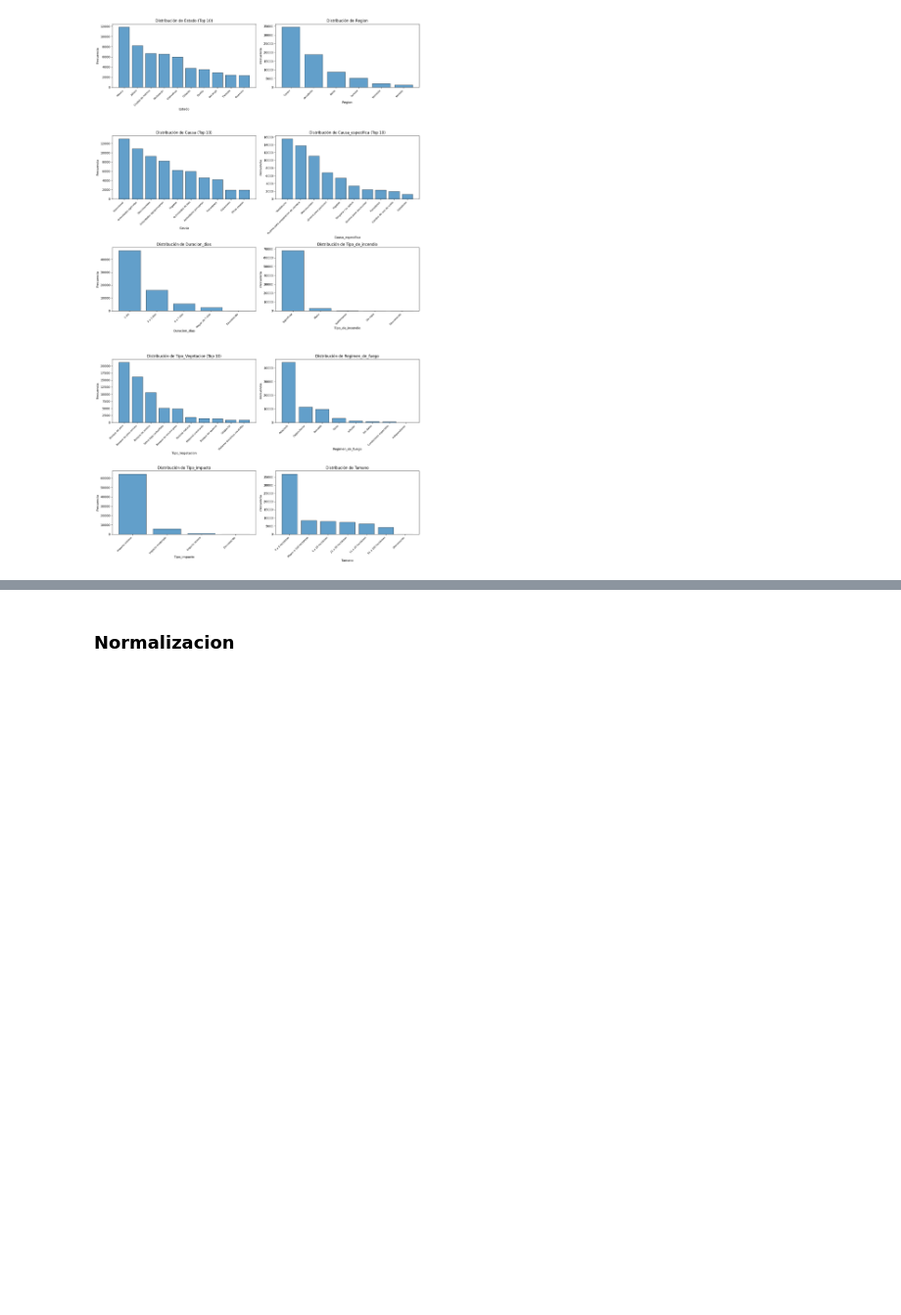
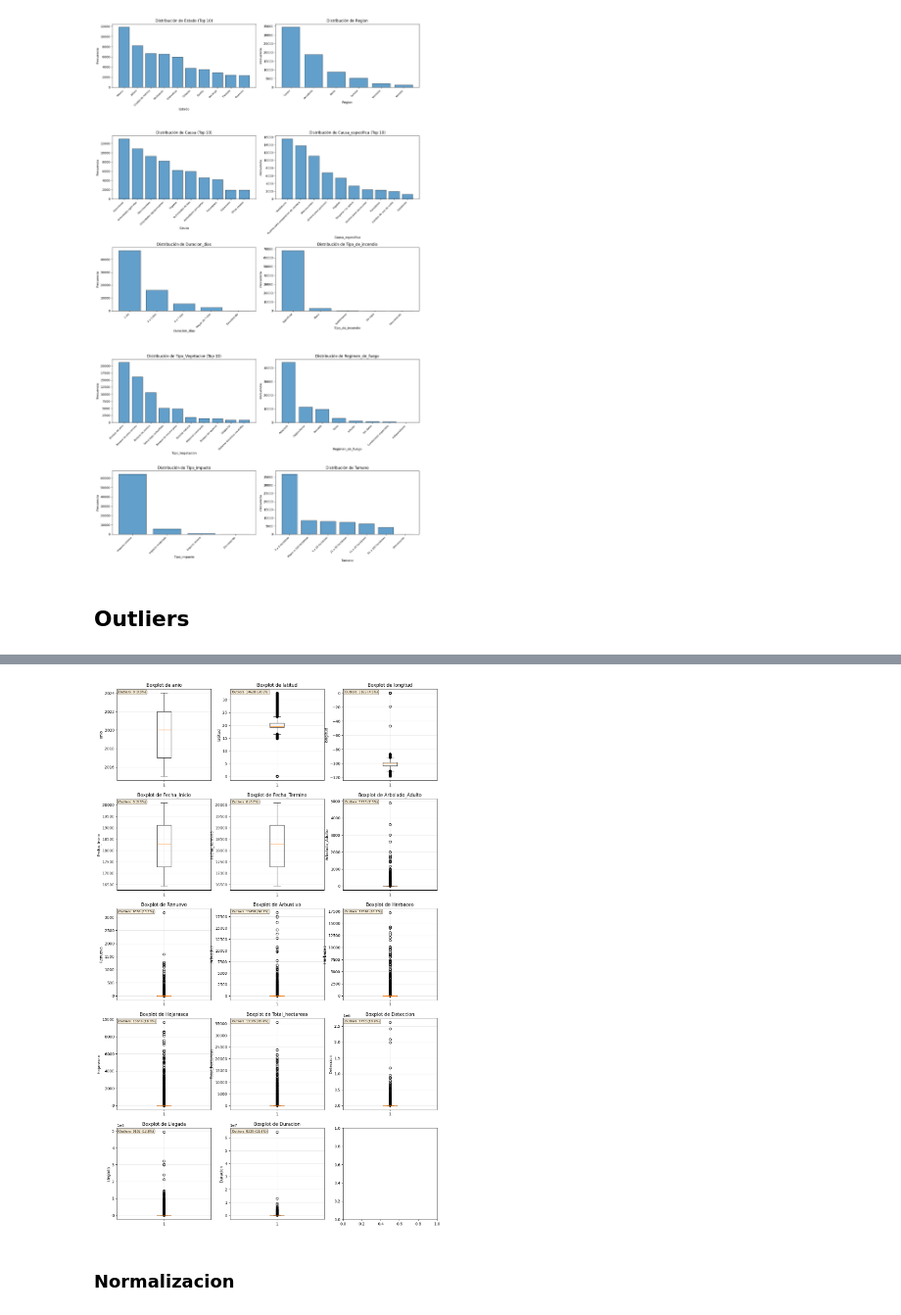
Before and after one commit to Pinedah/ESCOM_data-analysis-proyecto, a Jupyter notebook: EDA.ipynb, the cells around one changed output, grey strips where cells are left out. Shown at 98% size. Saved outputs shown, nothing was run; the diff lists cells and outputs as text; code cells hidden in the pictures; blank space fills up the shorter version.

```diff
--- a/EDA.ipynb
+++ b/EDA.ipynb
@@ -323,3 +323,79 @@ def plot_categorical_distributions(df, save_individual=True, max_categories=10):
 plot_categorical_distributions(dataset_sinfn_clean[['Estado', 'Region', 'Causa', 'Causa_especifica', 'Duracion_dias', 'Tipo_de_incendio', 'Tipo_Vegetacion', 'Regimen_de_fuego', 'Tipo_impacto', 'Tamano']])
 # %% [output]
 [figure]
+# %% [markdown]
+## Outliers
+# %%
+# Análisis de Outliers usando el método IQR (Rango Intercuartílico)
+import matplotlib.pyplot as plt
+import seaborn as sns
+
+# Seleccionar solo columnas numéricas
+numeric_cols = dataset_sinfn_clean.select_dtypes(include=['int64', 'float64']).columns
+
+print("=" * 80)
+print("ANÁLISIS DE OUTLIERS POR COLUMNA (Método IQR)")
+print("=" * 80)
+
+# Diccionario para almacenar información de outliers
+outliers_info = {}
+
+for col in numeric_cols:
+    # Calcular Q1, Q3 e IQR
+    Q1 = dataset_sinfn_clean[col].quantile(0.25)
+    Q3 = dataset_sinfn_clean[col].quantile(0.75)
+    IQR = Q3 - Q1
+
+    # Calcular límites
+    lower_bound = Q1 - 1.5 * IQR
+    upper_bound = Q3 + 1.5 * IQR
+
+    # Identificar outliers
+    outliers = dataset_sinfn_clean[(dataset_sinfn_clean[col] < lower_bound) |
+                                    (dataset_sinfn_clean[col] > upper_bound)]
+
+    # Calcular porcentaje de outliers
+    outlier_percentage = (len(outliers) / len(dataset_sinfn_clean)) * 100
+
+    # Guardar información
+    outliers_info[col] = {
+        'Q1': Q1,
+        'Q3': Q3,
+        'IQR': IQR,
+        'lower_bound': lower_bound,
+        'upper_bound': upper_bound,
+        'n_outliers': len(outliers),
+        'percentage': outlier_percentage
+    }
+
+    # Imprimir información
+    print(f"\n{col}:")
+    print(f"  Q1: {Q1:.2f}")
+    print(f"  Q3: {Q3:.2f}")
+    print(f"  IQR: {IQR:.2f}")
+    print(f"  Límite inferior: {lower_bound:.2f}")
+    print(f"  Límite superior: {upper_bound:.2f}")
+    print(f"  Número de outliers: {len(outliers)} ({outlier_percentage:.2f}%)")
+
+# Crear visualización: Boxplots para todas las columnas numéricas
+n_cols = 3
+n_rows = (len(numeric_cols) + n_cols - 1) // n_cols
+
+fig, axes = plt.subplots(n_rows, n_cols, figsize=(15, 5*n_rows))
+axes = axes.flatten() if n_rows > 1 else [axes] if n_cols == 1 else axes
+
+for idx, col in enumerate(numeric_cols):
+    axes[idx].boxplot(dataset_sinfn_clean[col].dropna(), vert=True)
+    axes[idx].set_title(f'Boxplot de {col}')
+    axes[idx].set_ylabel(col)
+    axes[idx].grid(True, alpha=0.3)
+
+    # Añadir texto con información de outliers
+    info = outliers_info[col]
+    axes[idx].text(0.02, 0.98,
+                   f"Outliers: {info['n_outliers']} ({info['percentage']:.1f}%)",
+                   transform=axes[idx].transAxes,
+                   verticalalignment='top',
+                   bbox=dict(boxstyle='round', facecolor='wheat', alpha=0.5),
+                   fontsize=8)
+# %% [output]
@@ -326,3 +419,4 @@ plot_categorical_distributions(dataset_sinfn_clean[['Estado', 'Region', 'Causa',
+[figure, added]
 # %% [markdown]
 ### Normalizacion
 # %%
```
Also changed, not shown: parts of 2 cells of this notebook.
